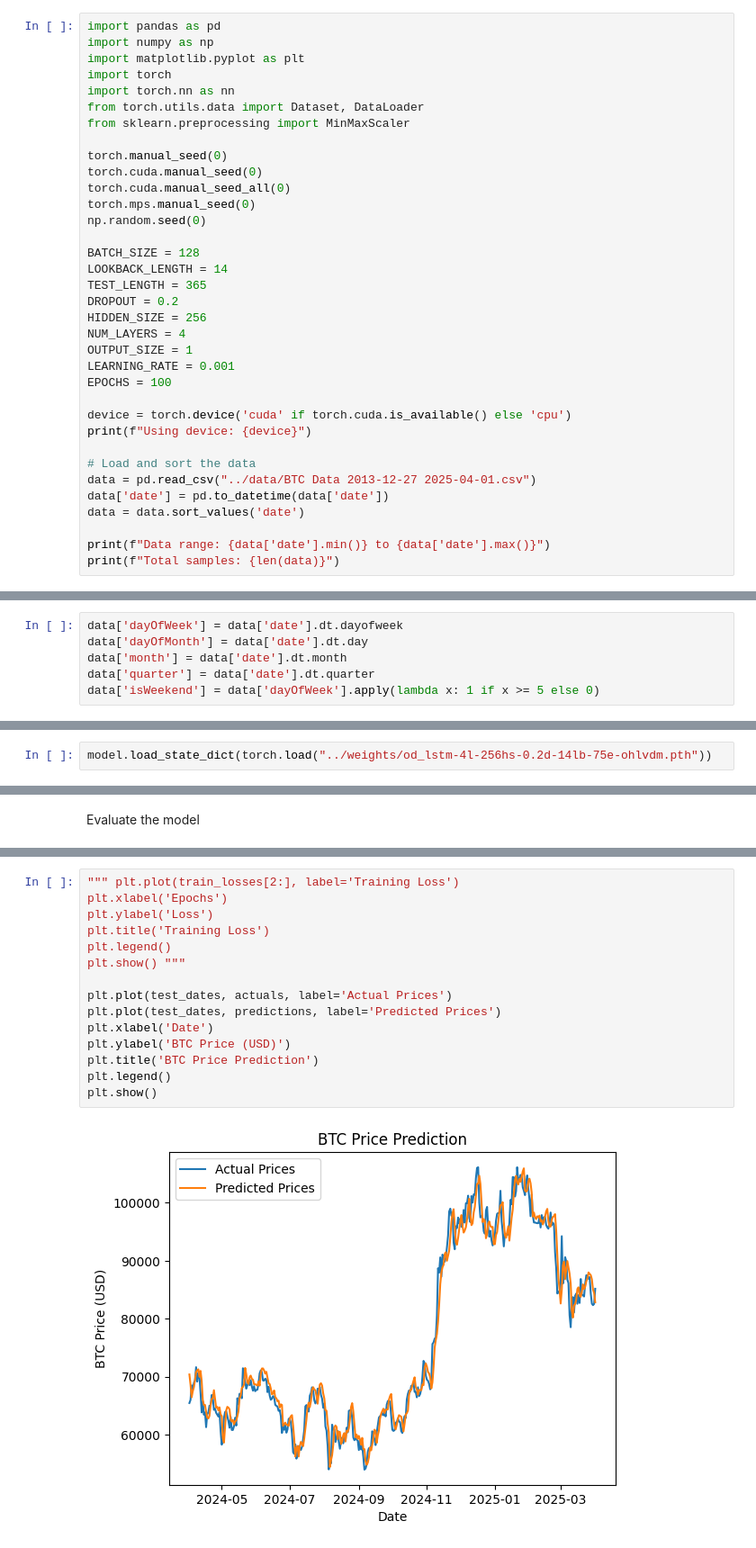
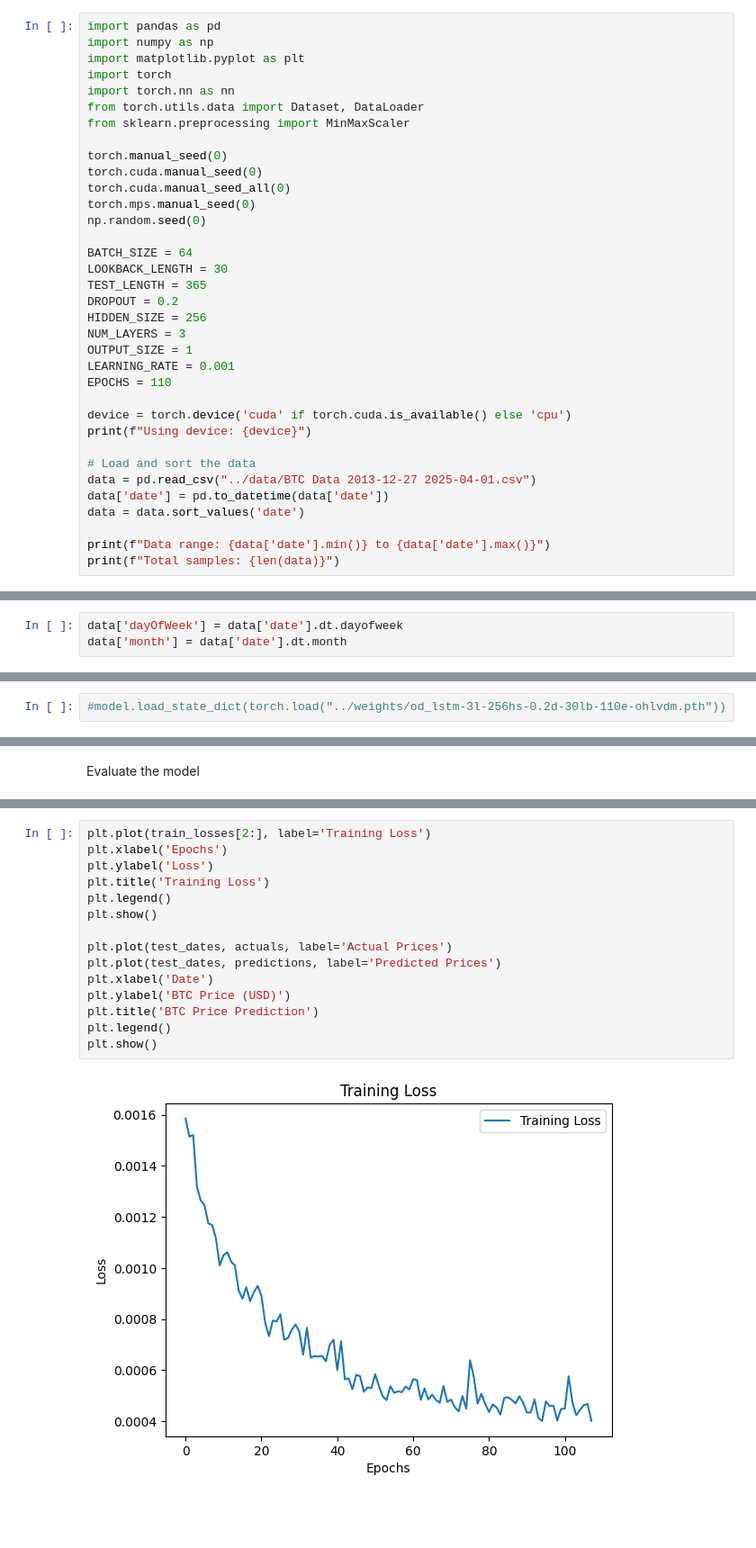
Before and after one commit to Cactooz/BitcoinPredictor, a Jupyter notebook: models/one_day_lstm_tweaked.ipynb, the cells around one changed output, grey strips where cells are left out. Shown: that part at 90% size. Cells and saved outputs as stored; diff of their text form; blank space fills up the shorter version.

Commit message:
Fix parameters for best model in tweaked

```diff
--- a/models/one_day_lstm_tweaked.ipynb
+++ b/models/one_day_lstm_tweaked.ipynb
@@ -15,15 +15,15 @@ torch.cuda.manual_seed_all(0)
 torch.mps.manual_seed(0)
 np.random.seed(0)
 
-BATCH_SIZE = 128
-LOOKBACK_LENGTH = 14
+BATCH_SIZE = 64
+LOOKBACK_LENGTH = 30
 TEST_LENGTH = 365
 DROPOUT = 0.2
 HIDDEN_SIZE = 256
-NUM_LAYERS = 4
+NUM_LAYERS = 3
 OUTPUT_SIZE = 1
 LEARNING_RATE = 0.001
-EPOCHS = 100
+EPOCHS = 110
 
 device = torch.device('cuda' if torch.cuda.is_available() else 'cpu')
 print(f"Using device: {device}")
@@ -43,10 +43,7 @@ Total samples: 4114
 Add extra features for cyclic trends in the Bitcoin history
 # %%
 data['dayOfWeek'] = data['date'].dt.dayofweek
-data['dayOfMonth'] = data['date'].dt.day
 data['month'] = data['date'].dt.month
-data['quarter'] = data['date'].dt.quarter
-data['isWeekend'] = data['dayOfWeek'].apply(lambda x: 1 if x >= 5 else 0)
 # %% [markdown]
 Normalize the dataset
 # %%
@@ -166,2 +179,2 @@ torch.save(model.state_dict(), f"../weights/od_lstm-{NUM_LAYERS}l-{HIDDEN_SIZE}h
 # %%
-model.load_state_dict(torch.load("../weights/od_lstm-4l-256hs-0.2d-14lb-75e-ohlvdm.pth"))
+#model.load_state_dict(torch.load("../weights/od_lstm-3l-256hs-0.2d-30lb-110e-ohlvdm.pth"))
@@ -244,17 +255,17 @@ MAPE: 0.025495
 # %%
-""" plt.plot(train_losses[2:], label='Training Loss')
+plt.plot(train_losses[2:], label='Training Loss')
 plt.xlabel('Epochs')
 plt.ylabel('Loss')
 plt.title('Training Loss')
 plt.legend()
-plt.show() """
+plt.show()
 
 plt.plot(test_dates, actuals, label='Actual Prices')
 plt.plot(test_dates, predictions, label='Predicted Prices')
 plt.xlabel('Date')
 plt.ylabel('BTC Price (USD)')
 plt.title('BTC Price Prediction')
 plt.legend()
 plt.show()
 # %% [output]
-[figure, old version]
+[figure, new version]
```
Also changed, not shown: parts of 7 cells of this notebook.
